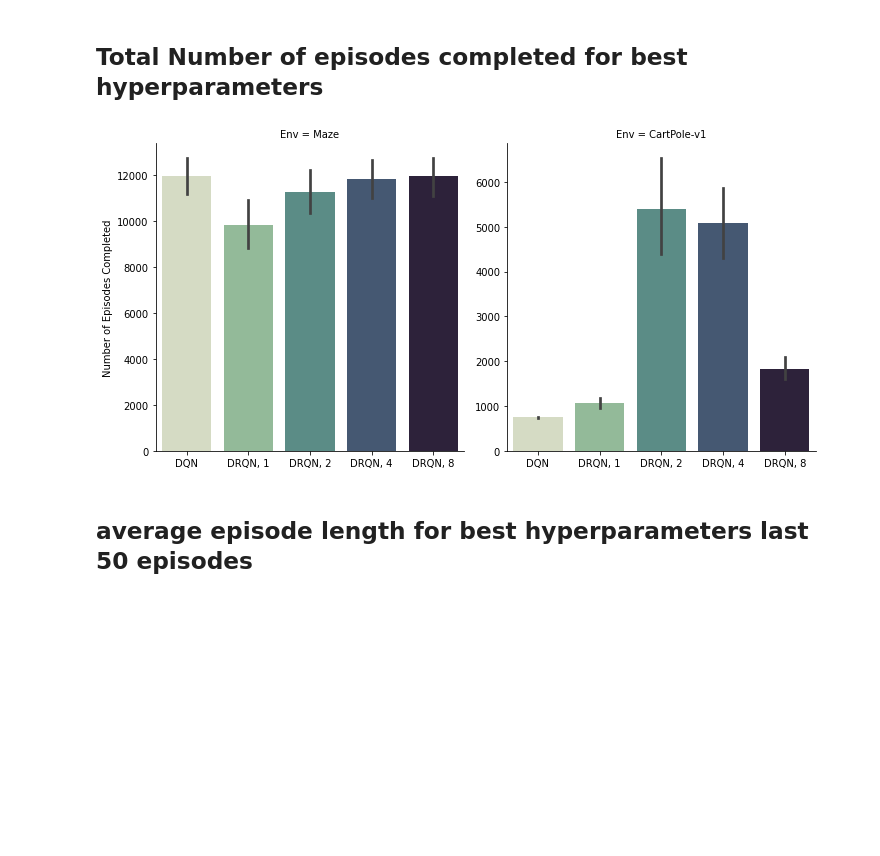
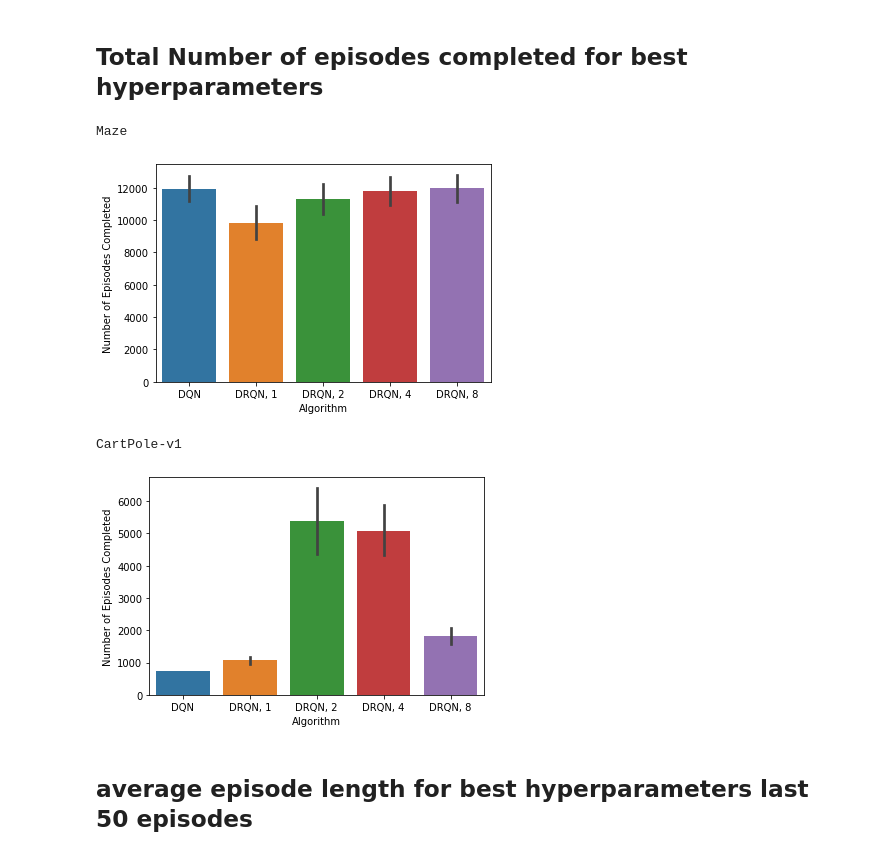
Before and after one commit to RevanMacQueen/DRQN, a Jupyter notebook: new_visualizations_2.ipynb, the cells around one changed output. Drawn from its saved outputs; the diff is of its cells as text; code cells hidden in the pictures; blank space fills up the shorter version.

```diff
--- a/new_visualizations_2.ipynb
+++ b/new_visualizations_2.ipynb
@@ -71,14 +89,18 @@ c_dict
 
 for env in df_mean.Env.unique():
 
-    g = sns.boxplot(x='Algorithm', y='Num Episodes',  data=df_mean.loc[df_mean['Env']==env])
+    g = sns.stripplot(x='Algorithm', y='Num Episodes',  data=df_mean.loc[df_mean['Env']==env])
     g.set_ylabel("Number of Episodes Completed")
-    for i in range(0,5):
-        mybox = g.artists[i]
-        mybox.set_facecolor(c_dict[algs[i]])
+    # for i in range(0,5):
+    #     mybox = g.artists[i]
+    #     mybox.set_facecolor(c_dict[algs[i]])
+
     g.set_xlabel("")
     g.set_xticklabels(g.get_xticklabels(),rotation=30)
     #g.set_xticklabels(rotation=30)
-    plt.savefig('figures/hyper_param_sensitivity_%s.pdf'%env, bbox_inches='tight')
-    plt.clf()
+    g.spines['top'].set_visible(False)
+    g.spines['right'].set_visible(False)
+    #plt.savefig('figures/hyper_param_sensitivity_%s.pdf'%env, bbox_inches='tight')
+    plt.show()
+    #plt.clf()
 # %% [output]
@@ -122,12 +145,17 @@ def get_best_data(df, df_mean, columns, metric):
 # %%
 df_best, best_inds = get_best_data(df, df_mean, columns, 'Num Episodes')
 
 for env in df_best.Env.unique():
 
-    g = sns.barplot(x='Algorithm', y='Num Episodes', col='Env', data=df_best, kind='bar', ci=68, sharey=False)
+    print(env)
+    g = sns.barplot(x='Algorithm', y='Num Episodes',  data=df_best.loc[df_best['Env']==env], ci=68)
     g.set_ylabel("Number of Episodes Completed")
-    plt.savefig('figures/total_episodes_best_params.pdf', bbox_inches='tight')
+    plt.show()
+    #plt.savefig('figures/total_episodes_best_params.pdf', bbox_inches='tight')
 # %% [output]
+Maze
-[figure, old version]
+[figure, new version]
+CartPole-v1
+[figure, added]
 # %% [markdown]
 ## average episode length for best hyperparameters last 50 episodes
```
Also changed, not shown: parts of 11 cells of this notebook, 23 other files.
